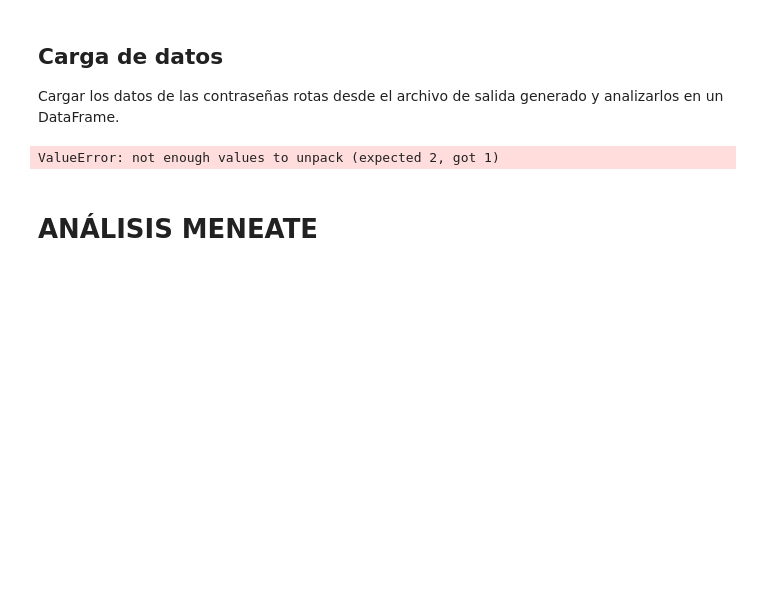
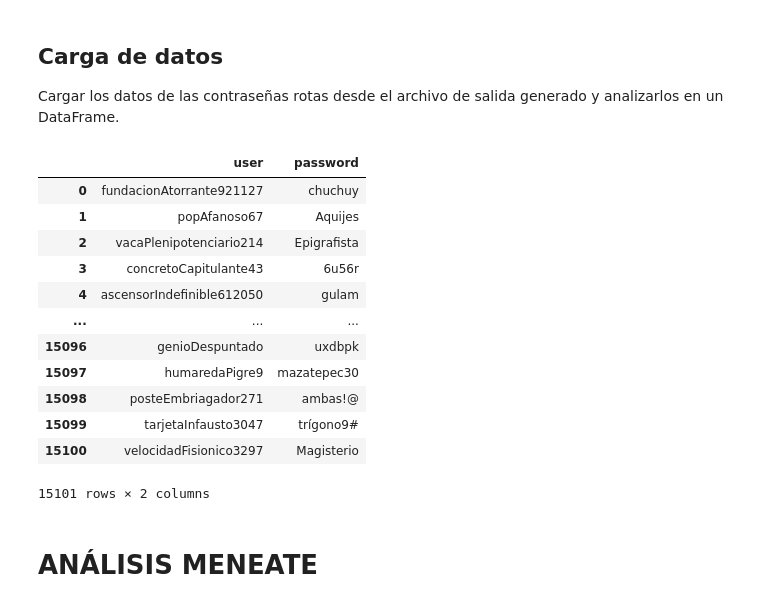
Before and after one commit to aitanax/jtr_cracking_passw_analisys, a Jupyter notebook: password_analysis_meneate.ipynb, the cells around one changed output. Saved outputs shown, nothing was run; the diff lists cells and outputs as text; code cells hidden in the pictures; blank space fills up the shorter version.

```diff
--- a/password_analysis_meneate.ipynb
+++ b/password_analysis_meneate.ipynb
@@ -27,21 +27,33 @@ sns.set(style='whitegrid')
 Cargar los datos de las contraseñas rotas desde el archivo de salida generado y analizarlos en un DataFrame.
 # %%
 # Cargar los datos de las contraseñas rotas
-data_file = 'outputs/passwords_cracked_meneate.txt'
+data_file = 'outputs/g22_meneate.txt'
 
 # Leer los datos en un DataFrame, cada fila representa un par usuario-contraseña
 passwords = []
 with open(data_file, 'r', encoding='utf-8') as file:
     for line in file:
         if ':' in line:
             user, password = line.strip().split(':', 1)
             passwords.append({'user': user, 'password': password})
 
 # Crear un DataFrame para un análisis posterior
 passwords_df = pd.DataFrame(passwords);
 passwords_df
 # %% [output]
+|  | user | password |
+| 0 | fundacionAtorrante921127 | chuchuy |
+| 1 | popAfanoso67 | Aquijes |
+| 2 | vacaPlenipotenciario214 | Epigrafista |
+| 3 | concretoCapitulante43 | 6u56r |
+| 4 | ascensorIndefinible612050 | gulam |
+| ... | ... | ... |
+| 15096 | genioDespuntado | uxdbpk |
+| 15097 | humaredaPigre9 | mazatepec30 |
+| 15098 | posteEmbriagador271 | ambas!@ |
+| 15099 | tarjetaInfausto3047 | trígono9# |
+| 15100 | velocidadFisionico3297 | Magisterio |
-ValueError: not enough values to unpack (expected 2, got 1)
+15101 rows × 2 columns
 # %% [markdown]
 # **ANÁLISIS MENEATE**
 # %% [markdown]
```
Also changed, not shown: parts of 2 cells of this notebook, 3 other files.
